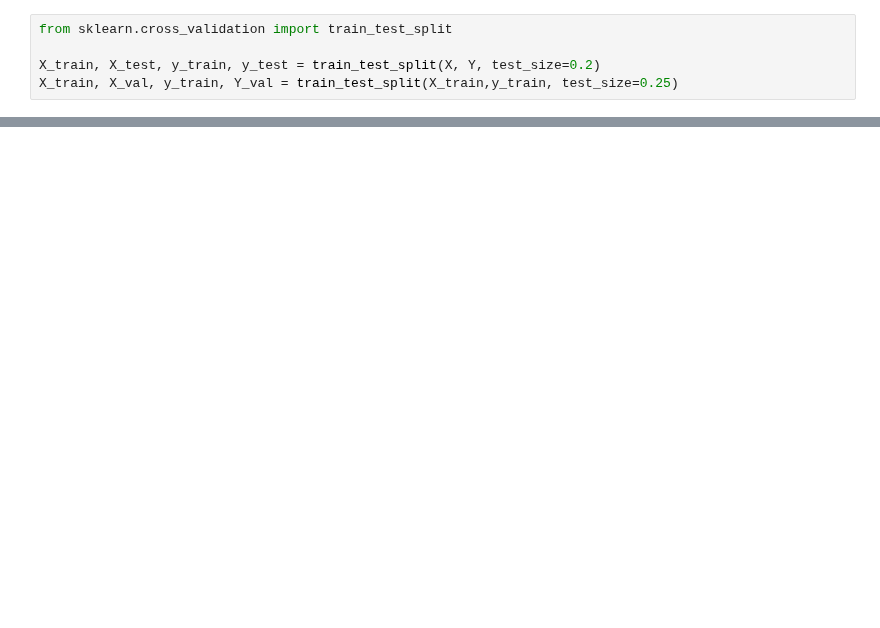
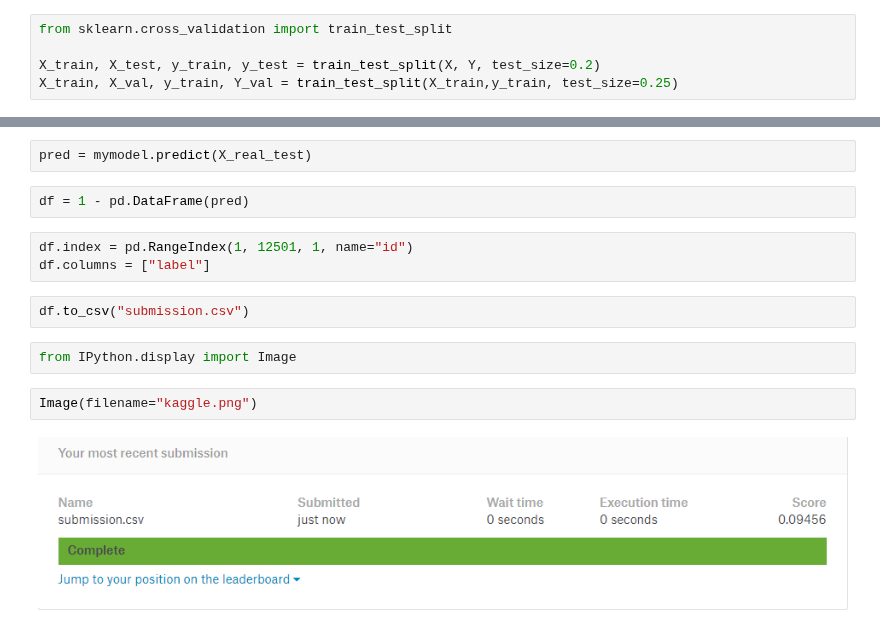
Before and after one commit to hov1417/NNHomework, a Jupyter notebook: session2/assignment2_pretrained.ipynb, the cells around one changed output, grey strips where cells are left out. Saved outputs shown, nothing was run; the diff lists cells and outputs as text; blank space fills up the shorter version.

```diff
--- a/session2/assignment2_pretrained.ipynb
+++ b/session2/assignment2_pretrained.ipynb
@@ -383,0 +288,15 @@ print("I can do it!")
+# %%
+pred = mymodel.predict(X_real_test)
+# %%
+df = 1 - pd.DataFrame(pred)
+# %%
+df.index = pd.RangeIndex(1, 12501, 1, name="id")
+df.columns = ["label"]
+# %%
+df.to_csv("submission.csv")
+# %%
+from IPython.display import Image
+# %%
+Image(filename="kaggle.png")
+# %% [output]
+[figure, added]
```
Also changed, not shown: parts of 29 cells of this notebook, 4 other files.
